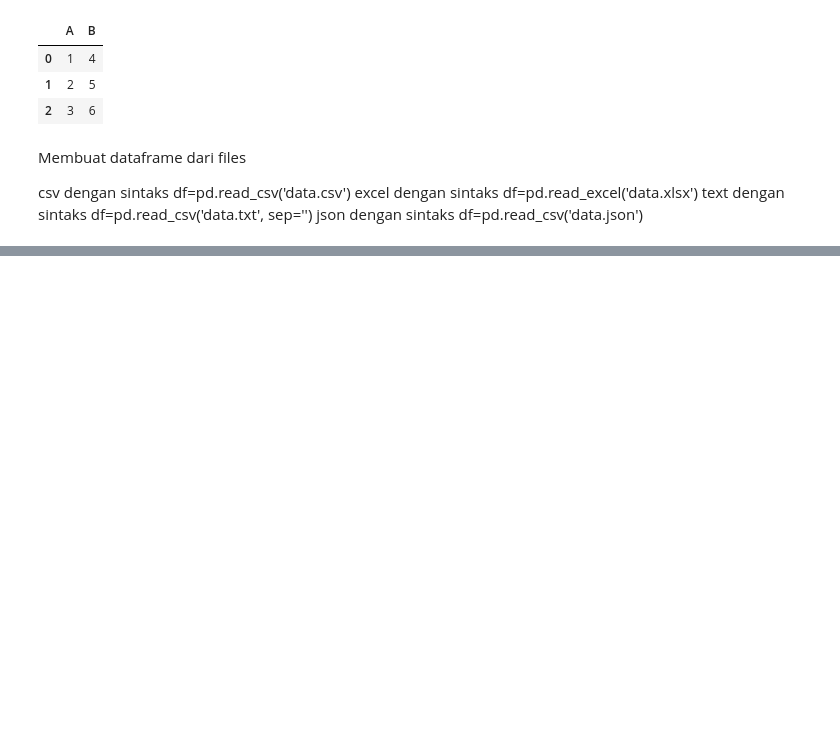
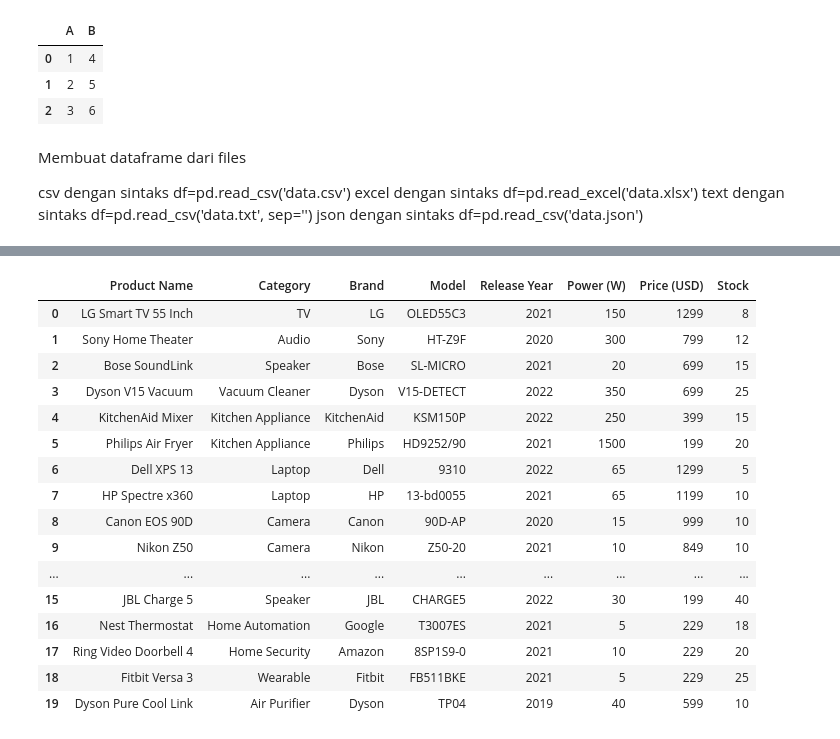
Before and after one commit to Dontbecode/-Bootcamp-Data-Analyst-, a Jupyter notebook: Pandas.ipynb, the cells around one changed output, grey strips where cells are left out. Cells and saved outputs as stored; diff of their text form; code cells hidden in the pictures; blank space fills up the shorter version.

```diff
--- a/Pandas.ipynb
+++ b/Pandas.ipynb
@@ -98,0 +163,21 @@ df_excel = pd.read_excel('data.xlsx')
+# %%
+df_excel = pd.read_excel(r"C:\Users\Kuneko\Downloads\Documents\Electronic_Product.xlsx" ,sheet_name='Electronics General')
+df_excel
+# %% [output]
+|  | Product Name | Category | Brand | Model | Release Year | Power (W) | Price (USD) | Stock |
+| 0 | LG Smart TV 55 Inch | TV | LG | OLED55C3 | 2021 | 150 | 1299 | 8 |
+| 1 | Sony Home Theater | Audio | Sony | HT-Z9F | 2020 | 300 | 799 | 12 |
+| 2 | Bose SoundLink | Speaker | Bose | SL-MICRO | 2021 | 20 | 699 | 15 |
+| 3 | Dyson V15 Vacuum | Vacuum Cleaner | Dyson | V15-DETECT | 2022 | 350 | 699 | 25 |
+| 4 | KitchenAid Mixer | Kitchen Appliance | KitchenAid | KSM150P | 2022 | 250 | 399 | 15 |
+| 5 | Philips Air Fryer | Kitchen Appliance | Philips | HD9252/90 | 2021 | 1500 | 199 | 20 |
+| 6 | Dell XPS 13 | Laptop | Dell | 9310 | 2022 | 65 | 1299 | 5 |
+| 7 | HP Spectre x360 | Laptop | HP | 13-bd0055 | 2021 | 65 | 1199 | 10 |
+| 8 | Canon EOS 90D | Camera | Canon | 90D-AP | 2020 | 15 | 999 | 10 |
+| 9 | Nikon Z50 | Camera | Nikon | Z50-20 | 2021 | 10 | 849 | 10 |
+| ... | ... | ... | ... | ... | ... | ... | ... | ... |
+| 15 | JBL Charge 5 | Speaker | JBL | CHARGE5 | 2022 | 30 | 199 | 40 |
+| 16 | Nest Thermostat | Home Automation | Google | T3007ES | 2021 | 5 | 229 | 18 |
+| 17 | Ring Video Doorbell 4 | Home Security | Amazon | 8SP1S9-0 | 2021 | 10 | 229 | 20 |
+| 18 | Fitbit Versa 3 | Wearable | Fitbit | FB511BKE | 2021 | 5 | 229 | 25 |
+| 19 | Dyson Pure Cool Link | Air Purifier | Dyson | TP04 | 2019 | 40 | 599 | 10 |
```
Also changed, not shown: parts of 6 cells of this notebook.
